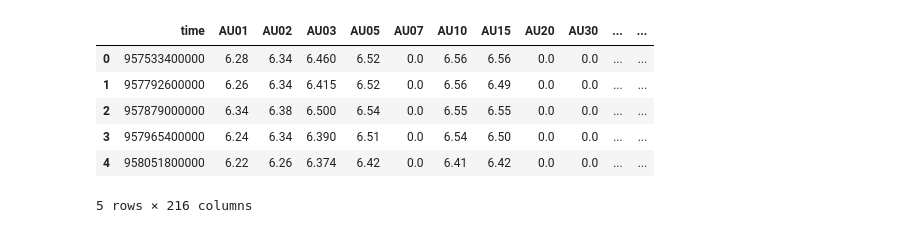
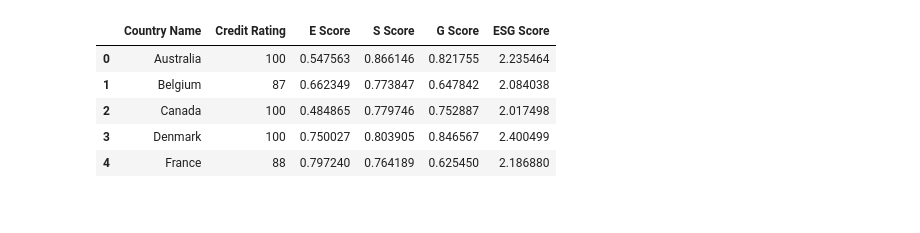
Before and after one commit to AI4ALL-ESG-Investing/esg-financial-assistant, a Jupyter notebook: notebooks/Bonds Data Cleaning.ipynb, the cells around one changed output. Saved outputs shown, nothing was run; the diff lists cells and outputs as text; code cells hidden in the pictures.

```diff
--- a/notebooks/Bonds Data Cleaning.ipynb
+++ b/notebooks/Bonds Data Cleaning.ipynb
@@ -2,0 +32,6 @@ import pandas as pd
+# %%
+%cd ..
+%cd data
+
+credit_df = pd.read_csv('credit_ratings.csv')
+credit_df.head()
@@ -18,11 +57,16 @@ esg_df.head()
+# %%
+merged_df = pd.merge(credit_df, esg_df, on = 'Country Name', how = 'left')
+merged_df.head()
+# %% [output]
+|  | Country Name | Credit Rating | E Score | S Score | G Score | ESG Score |
+| 0 | Australia | 100 | 0.547563 | 0.866146 | 0.821755 | 2.235464 |
+| 1 | Belgium | 87 | 0.662349 | 0.773847 | 0.647842 | 2.084038 |
+| 2 | Canada | 100 | 0.484865 | 0.779746 | 0.752887 | 2.017498 |
+| 3 | Denmark | 100 | 0.750027 | 0.803905 | 0.846567 | 2.400499 |
+| 4 | France | 88 | 0.797240 | 0.764189 | 0.625450 | 2.186880 |
 # %%
-bonds_df = pd.read_csv('yields.csv')
-bonds_df.head()
+yields_df = pd.DataFrame()
+obs_yr = dt.datetime.now().year-1
+obs_mo = dt.datetime.now().month-1
+for country in country_id_map:
+    yields_df[country] = fred.get_series(country_id_map[country], observation_start=f'{obs_yr}-{obs_mo}-01')
-# %% [output]
-|  | time | AU01 | AU02 | AU03 | AU05 | AU07 | AU10 | AU15 | AU20 | AU30 | ... | ... |
-| 0 | 957533400000 | 6.28 | 6.34 | 6.460 | 6.52 | 0.0 | 6.56 | 6.56 | 0.0 | 0.0 | ... | ... |
-| 1 | 957792600000 | 6.26 | 6.34 | 6.415 | 6.52 | 0.0 | 6.56 | 6.49 | 0.0 | 0.0 | ... | ... |
-| 2 | 957879000000 | 6.34 | 6.38 | 6.500 | 6.54 | 0.0 | 6.55 | 6.55 | 0.0 | 0.0 | ... | ... |
-| 3 | 957965400000 | 6.24 | 6.34 | 6.390 | 6.51 | 0.0 | 6.54 | 6.50 | 0.0 | 0.0 | ... | ... |
-| 4 | 958051800000 | 6.22 | 6.26 | 6.374 | 6.42 | 0.0 | 6.41 | 6.42 | 0.0 | 0.0 | ... | ... |
-5 rows × 216 columns
```
Also changed, not shown: parts of 10 cells of this notebook, 2 other files.
